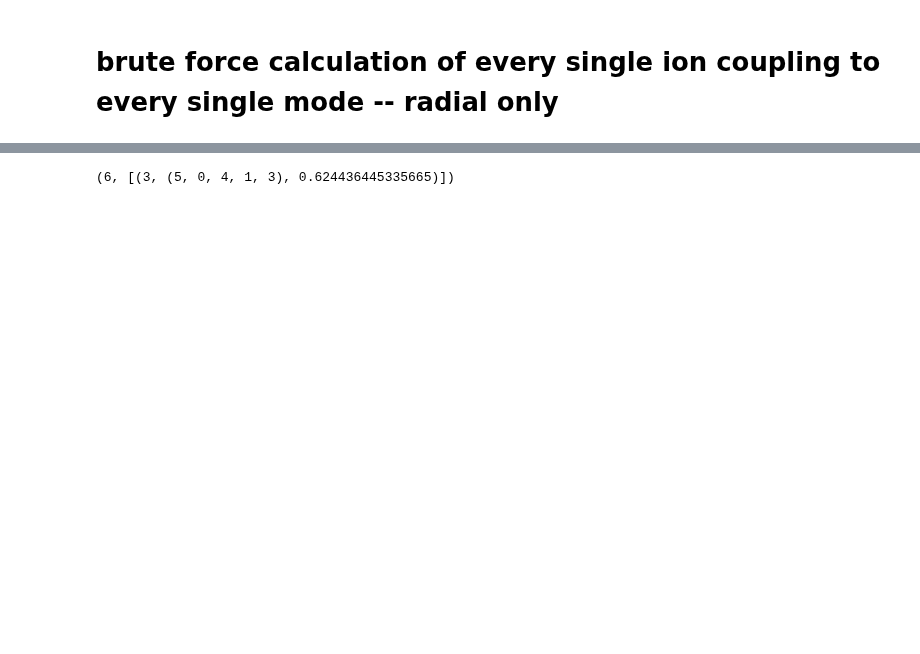
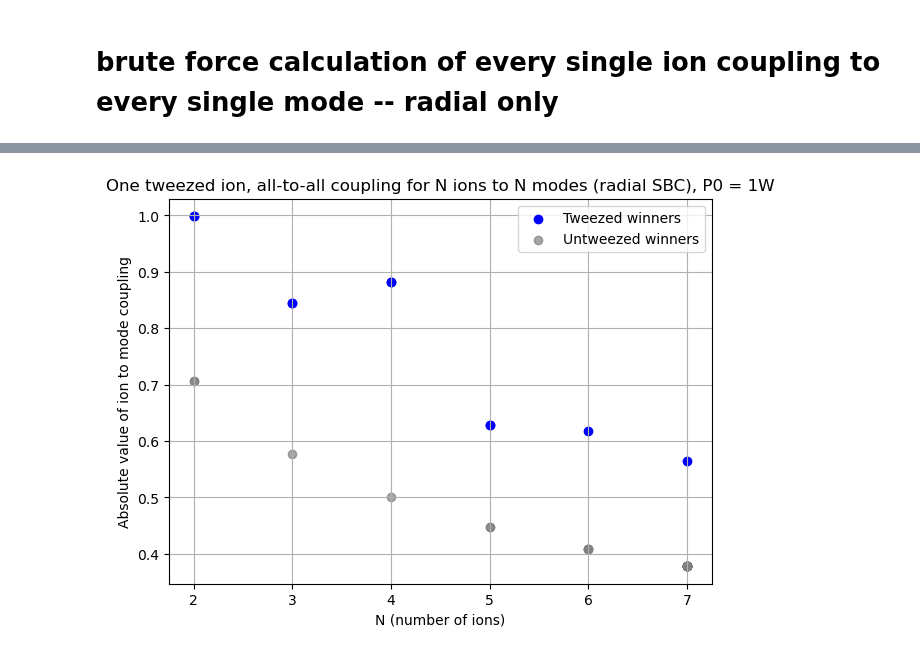
Before and after one commit to SQRLab/BladeRunner, a Jupyter notebook: Tweezers/SBC_Speedup.ipynb, the cells around one changed output, grey strips where cells are left out. Drawn from its saved outputs; the diff is of its cells as text; code cells hidden in the pictures; blank space fills up the shorter version.

```diff
--- a/Tweezers/SBC_Speedup.ipynb
+++ b/Tweezers/SBC_Speedup.ipynb
@@ -607,6 +407,55 @@ plt.show()
-# %%
-print(results[4])
-# %% [output]
-(6, [(3, (5, 0, 4, 1, 3), 0.624436445335665)])
+# %%
+# ...existing code...
+# --- Prepare data for plotting ---
+
+# Tweezed winners (results_high_P)
+x_tweezed = []
+y_tweezed = []
+
+for N_val, winners in results_high_P:
+    if not winners:
+        continue
+    for win in winners:
+        # support both (tweezed_ion, mapping, val) and (tweezed_ion, mapping, val, coupling)
+        if not isinstance(win, (list, tuple)) or len(win) < 3:
+            continue
+        val = win[2]
+        x_tweezed.append(N_val)
+        y_tweezed.append(abs(val))
+
+# Untweezed winners
+x_untweezed = []
+y_untweezed = []
+
+for N_val, winners in untweezed_results:
+    if not winners:
+        continue
+    for win in winners:
+        if not isinstance(win, (list, tuple)) or len(win) < 3:
+            continue
+        val = win[2]
+        x_untweezed.append(N_val)
+        y_untweezed.append(abs(val))
+
+# Convert to arrays (safe even if empty)
+x_tweezed = np.asarray(x_tweezed)
+y_tweezed = np.asarray(y_tweezed)
+x_untweezed = np.asarray(x_untweezed)
+y_untweezed = np.asarray(y_untweezed)
+
+# --- Plot ---
+plt.figure(figsize=(7,5))
+plt.scatter(x_tweezed, y_tweezed, color='blue', label='Tweezed winners')
+plt.scatter(x_untweezed, y_untweezed, color='gray', label='Untweezed winners', alpha=0.7)
+
+plt.xlabel("N (number of ions)")
+plt.ylabel("Absolute value of ion to mode coupling")
+plt.title("One tweezed ion, all-to-all coupling for N ions to N modes (radial SBC), P0 = 1W")
+plt.grid(True)
+plt.legend()
+plt.show()
+# ...existing code...
+# %% [output]
+[figure, added]
 # %%
 # Best tweezed only
```
Also changed, not shown: parts of 53 cells of this notebook, 1 other file.
